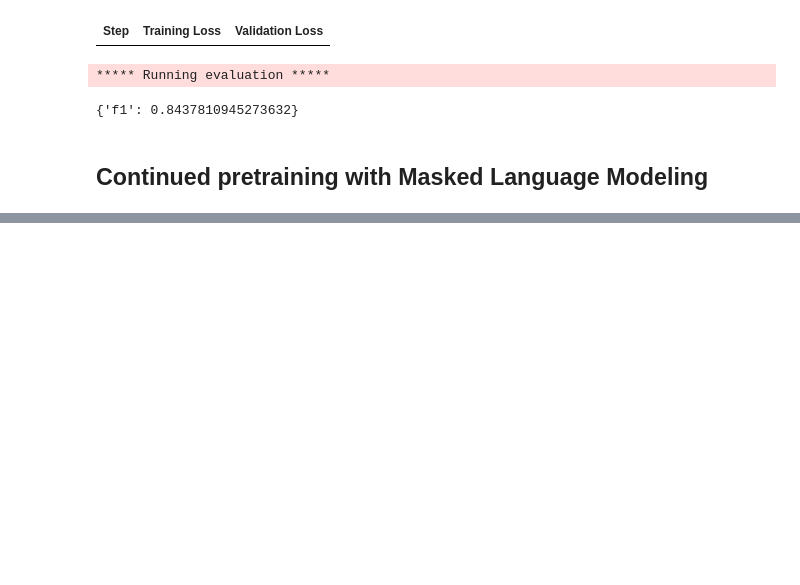
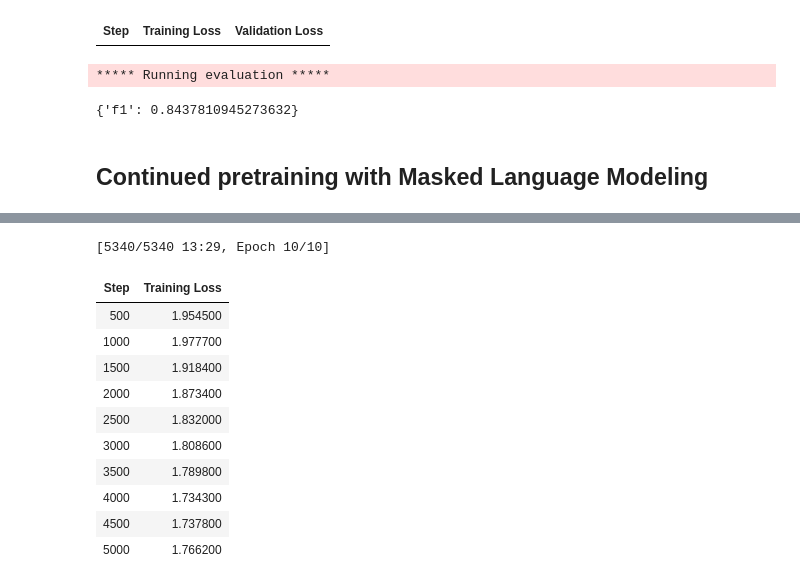
Before and after one commit to PHM1605/hands-on-large-language-models-alammar, a Jupyter notebook: chapter11/cls_fine_tuning.ipynb, the cells around one changed output, grey strips where cells are left out. Drawn from its saved outputs; the diff is of its cells as text; code cells hidden in the pictures; blank space fills up the shorter version.

```diff
--- a/chapter11/cls_fine_tuning.ipynb
+++ b/chapter11/cls_fine_tuning.ipynb
@@ -261,0 +271,38 @@ trainer.evaluate()
+# %%
+# tokenize data; we remove "label" as Masking => unsupervised
+def preprocess_function(examples):
+    return tokenizer(examples["text"], truncation=True)
+
+tokenized_train = train_data.map(preprocess_function, batched=True)
+tokenized_train = tokenized_train.remove_columns("label")
+tokenized_test = test_data.map(preprocess_function, batched=True)
+tokenized_test = tokenized_test.remove_columns("label")
+# %%
+# add WHOLE WORD MASKING for data
+from transformers import DataCollatorForLanguageModeling
+data_collator = DataCollatorForLanguageModeling(
+    tokenizer=tokenizer,
+    mlm=True,
+    mlm_probability=0.15
+)
+# %%
+# run unsupervised training with MLM
+from transformers import TrainingArguments, Trainer
+training_args = TrainingArguments(
+    "model",
+    learning_rate=2e-5,
+    per_device_train_batch_size=16,
+    per_device_eval_batch_size=16,
+    num_train_epochs=10,
+    weight_decay=0.01,
+    save_strategy="epoch",
+    report_to="none"
+)
+trainer = Trainer(
+    model=model,
+    args=training_args,
+    train_dataset=tokenized_train,
+    eval_dataset=tokenized_test,
+    processing_class=tokenizer,
+    data_collator=data_collator
+)
@@ -261,0 +329,18 @@ trainer.evaluate()
+# %%
+# Save tokenizer and model (after training) to folder "mlm"
+tokenizer.save_pretrained("mlm")
+trainer.train()
+model.save_pretrained("mlm")
+# %% [output]
+[5340/5340 13:29, Epoch 10/10]
+| Step | Training Loss |
+| 500 | 1.954500 |
+| 1000 | 1.977700 |
+| 1500 | 1.918400 |
+| 2000 | 1.873400 |
+| 2500 | 1.832000 |
+| 3000 | 1.808600 |
+| 3500 | 1.789800 |
+| 4000 | 1.734300 |
+| 4500 | 1.737800 |
+| 5000 | 1.766200 |
```
Also changed, not shown: parts of 16 cells of this notebook, 3 other files.
